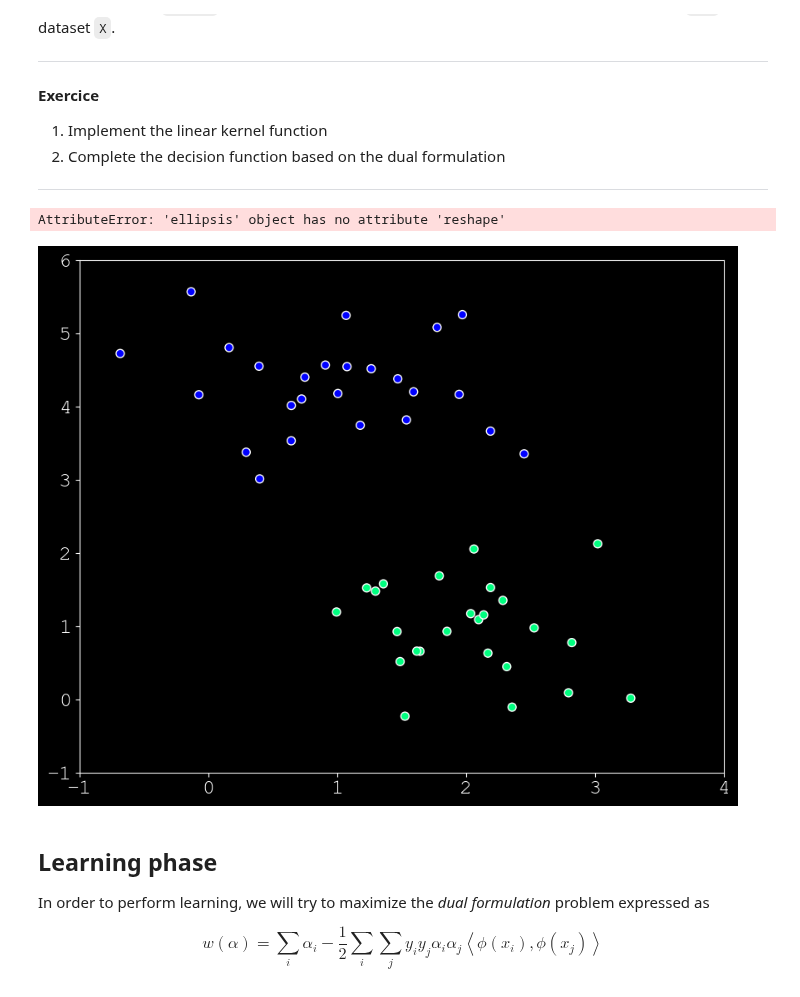
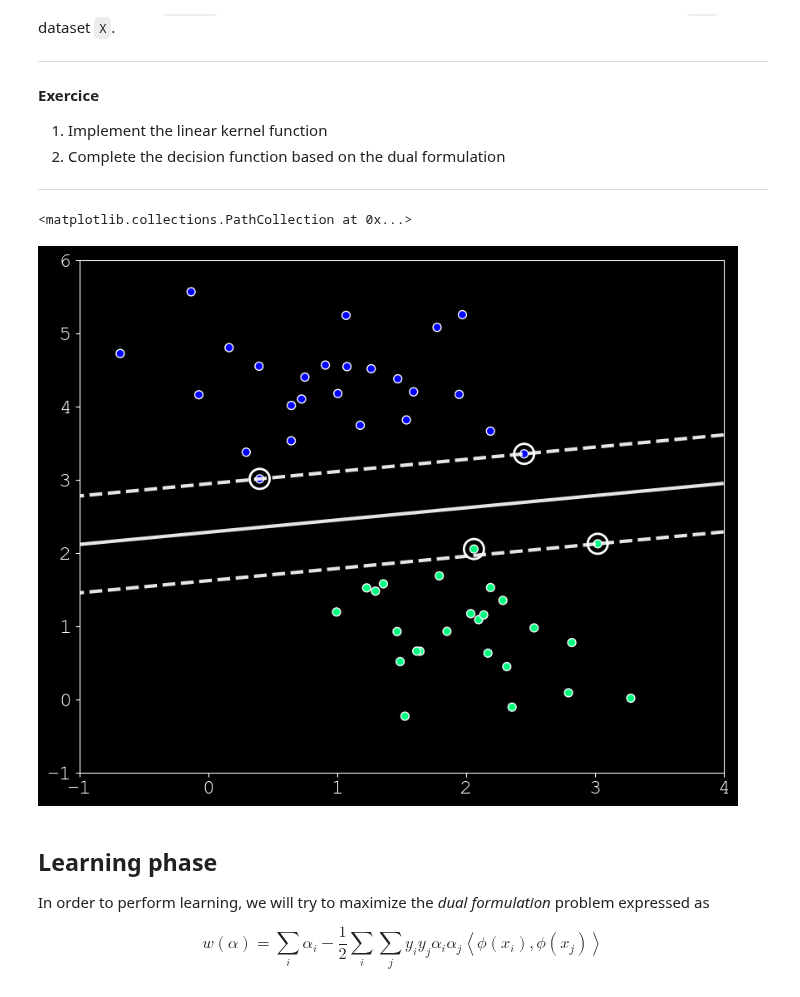
Before and after one commit to LouisLalay/atiam_ml, a Jupyter notebook: 03_support_vector_machines.ipynb, the cells around one changed output. Drawn from its saved outputs; the diff is of its cells as text; code cells hidden in the pictures.

```diff
--- a/03_support_vector_machines.ipynb
+++ b/03_support_vector_machines.ipynb
@@ -274,42 +274,36 @@ For the time being we are using a _linear kernel_, but we might later use a diff
 ***
 # %%
 def kernel(x, X, type='linear'):
-
-    ######################
-    # YOUR CODE GOES HERE
-    ######################
-
     if (type == 'linear'):
-        k = ...
+        k = [np.dot(x_s, X) for x_s in x]
     return k
 
 # This function should replicates the scikit-learn one
 def decision_function(model, X):
-
-    ######################
-    # YOUR CODE GOES HERE
-    ######################
-
-    return ...
+    k = kernel(model["x"], X)
+    c = 0
+    for p in range(len(k)):
+        c += model["alphas"][p] * k[p]
+    return c + model["b"]
 
 # Evaluate the decision function
 ax = plt.figure(figsize=(10,8)).gca()
 ax.scatter(X[:, 0], X[:, 1], c=y, s=50, edgecolor = 'w', cmap='winter')
 ax.set_xlim(-1, 4); ax.set_ylim(-1, 6)
 xlim = ax.get_xlim(); ylim = ax.get_ylim()
 # Create grid to evaluate model
 x = np.linspace(xlim[0], xlim[1], 30)
 yp = np.linspace(ylim[0], ylim[1], 30)
 Y, Xp = np.meshgrid(yp, x)
 xy = np.vstack([Xp.ravel(), Y.ravel()]).T
 P = decision_function(our_model, xy.transpose())
 P = P.reshape((30, 30))
 # plot decision boundary and margins
 ax.contour(Xp, Y, P, colors='w',levels=[-1, 0, 1], alpha=0.9,linestyles=['--', '-', '--'])
 ax.scatter(our_model["x"][:, 0], our_model["x"][:, 1],s=300, linewidth=2, edgecolor='w', facecolors='none')
 # %% [output]
-AttributeError: 'ellipsis' object has no attribute 'reshape'
+<matplotlib.collections.PathCollection at 0x...>
-[figure, old version]
+[figure, new version]
 # %% [markdown]
 ## Learning phase
 
```
